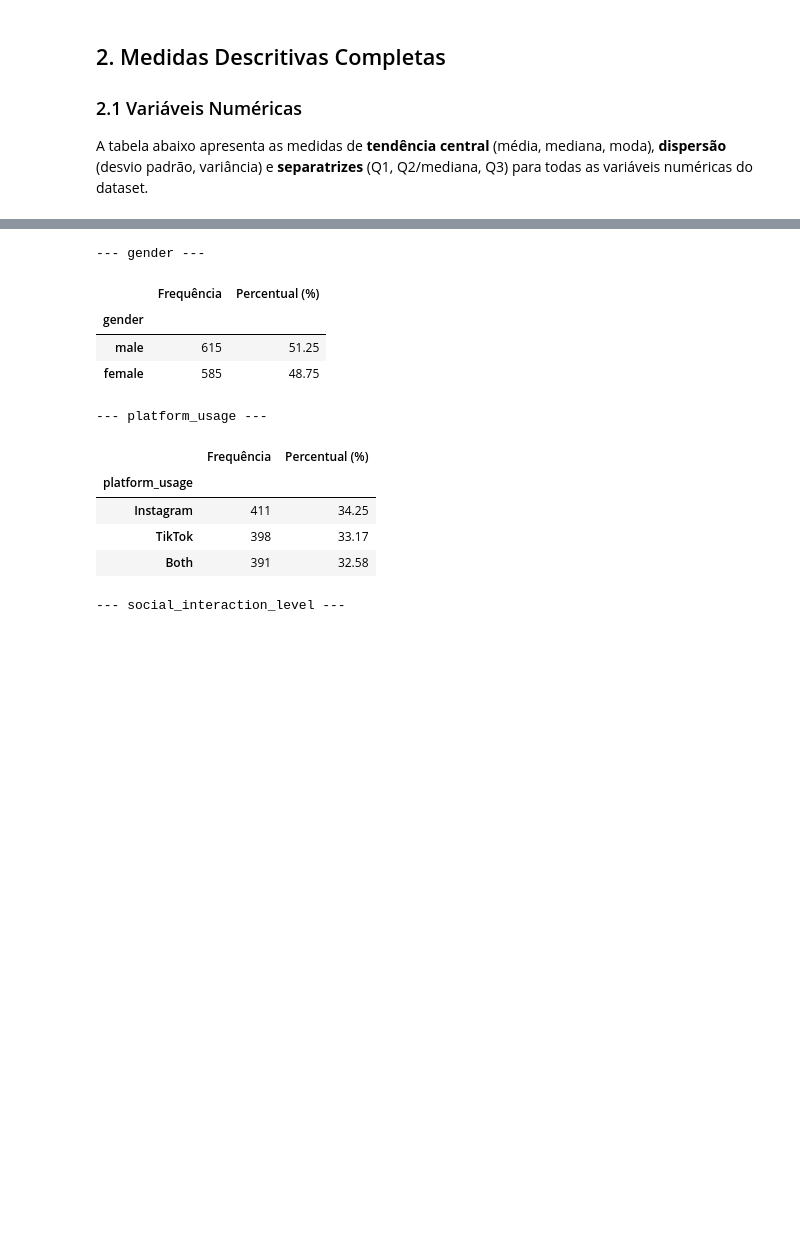
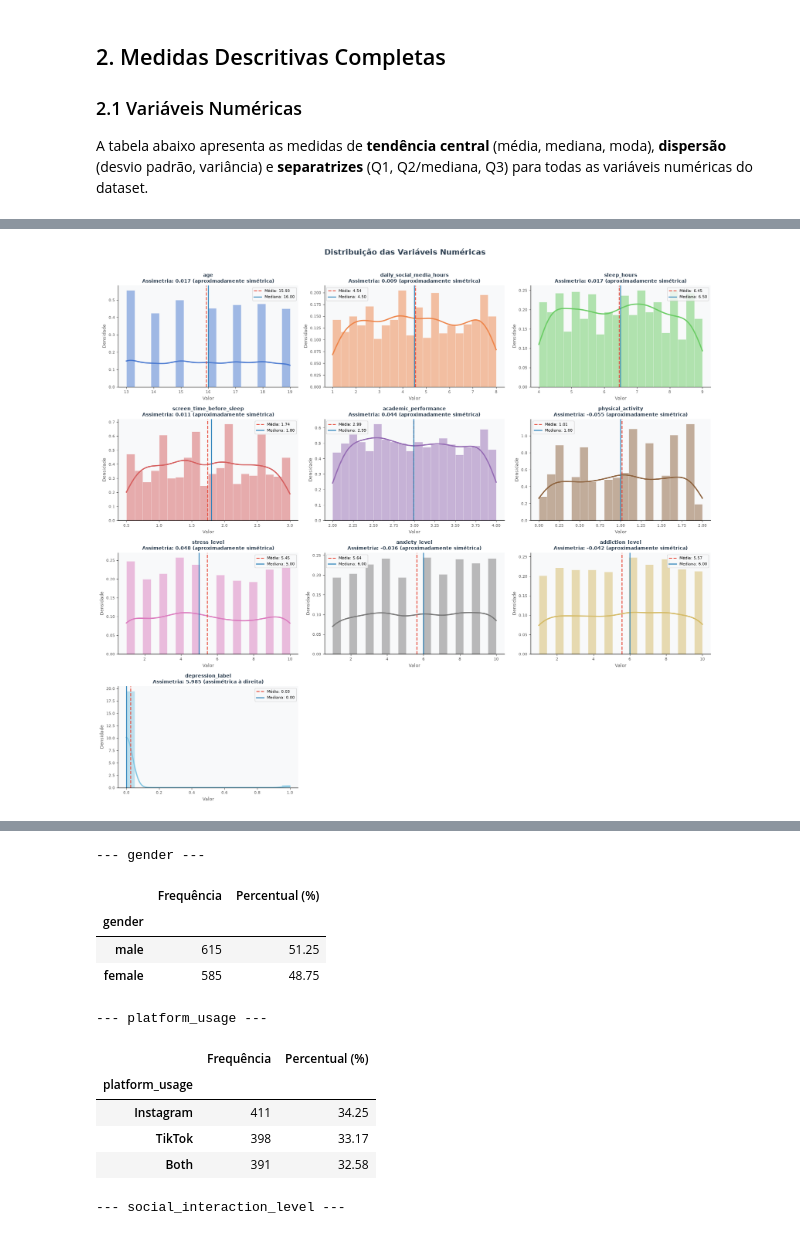
Before and after one commit to FelipeNoglidi/Estatistica_Analise_Estrutural_Saude_Mental, a Jupyter notebook: Trabalho_Estatistica.ipynb, the cells around one changed output, grey strips where cells are left out. Saved outputs shown, nothing was run; the diff lists cells and outputs as text; code cells hidden in the pictures; blank space fills up the shorter version.

```diff
--- a/Trabalho_Estatistica.ipynb
+++ b/Trabalho_Estatistica.ipynb
@@ -115,6 +201,55 @@ display(descritivas)
 | anxiety_level | 5.6367 | 6.00 | 6.00 | 2.8595 | 8.1765 | 1.0 | 3.0 | 6.00 | 8.00 | 10.0 |
 | addiction_level | 5.5650 | 6.00 | 6.00 | 2.8306 | 8.0125 | 1.0 | 3.0 | 6.00 | 8.00 | 10.0 |
 | depression_label | 0.0258 | 0.00 | 0.00 | 0.1587 | 0.0252 | 0.0 | 0.0 | 0.00 | 0.00 | 1.0 |
+# %%
+n_vars = len(numericas.columns)
+n_cols = 3
+n_rows = (n_vars + n_cols - 1) // n_cols
+
+fig, axes = plt.subplots(n_rows, n_cols, figsize=(18, n_rows * 4))
+fig.suptitle('Distribuição das Variáveis Numéricas', fontsize=16, fontweight='bold', color='#2c3e50', y=1.01)
+
+axes = axes.flatten()
+paleta = sns.color_palette('muted', n_colors=n_vars)
+
+for i, col in enumerate(numericas.columns):
+    ax = axes[i]
+    dados = numericas[col].dropna()
+
+    ax.hist(dados, bins=20, color=paleta[i], alpha=0.5, density=True, edgecolor='white', linewidth=0.5)
+
+    kde_x = np.linspace(dados.min(), dados.max(), 300)
+    kde = stats.gaussian_kde(dados)
+    ax.plot(kde_x, kde(kde_x), color=paleta[i], linewidth=2.5)
+
+    media = dados.mean()
+    mediana = dados.median()
+    assimetria = dados.skew()
+
+    ax.axvline(media,   color='#e74c3c', linewidth=1.8, linestyle='--', label=f'Média: {media:.2f}')
+    ax.axvline(mediana, color='#2980b9', linewidth=1.8, linestyle='-',  label=f'Mediana: {mediana:.2f}')
+
+    if abs(assimetria) < 0.3:
+        direcao = 'aproximadamente simétrica'
+    elif assimetria > 0:
+        direcao = 'assimétrica à direita'
+    else:
+        direcao = 'assimétrica à esquerda'
+
+    ax.set_title(f'{col}\nAssimetria: {assimetria:.3f} ({direcao})', fontsize=10, fontweight='bold', color='#2c3e50')
+    ax.set_xlabel('Valor', fontsize=9, color='#555')
+    ax.set_ylabel('Densidade', fontsize=9, color='#555')
+    ax.tick_params(labelsize=8, colors='#555')
+    ax.legend(fontsize=8, framealpha=0.8)
+    sns.despine(ax=ax)
+
+for j in range(i + 1, len(axes)):
+    axes[j].set_visible(False)
+
+plt.tight_layout()
+plt.show()
+# %% [output]
+[figure, added]
 # %% [markdown]
 #### 2.1.1 Interpretação das Estatísticas Descritivas
 
```
Also changed, not shown: parts of 6 cells of this notebook.
